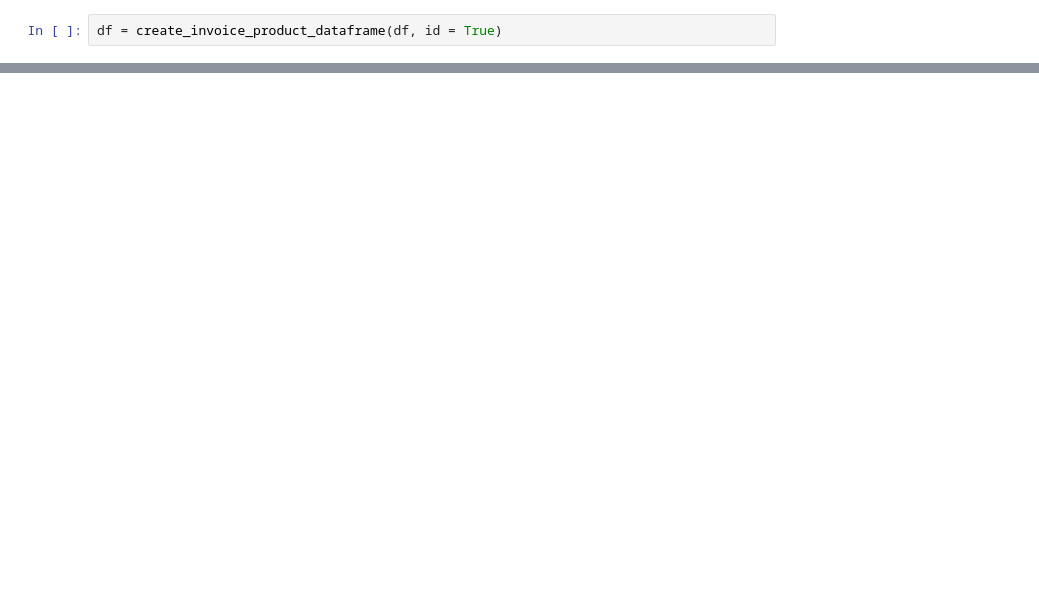
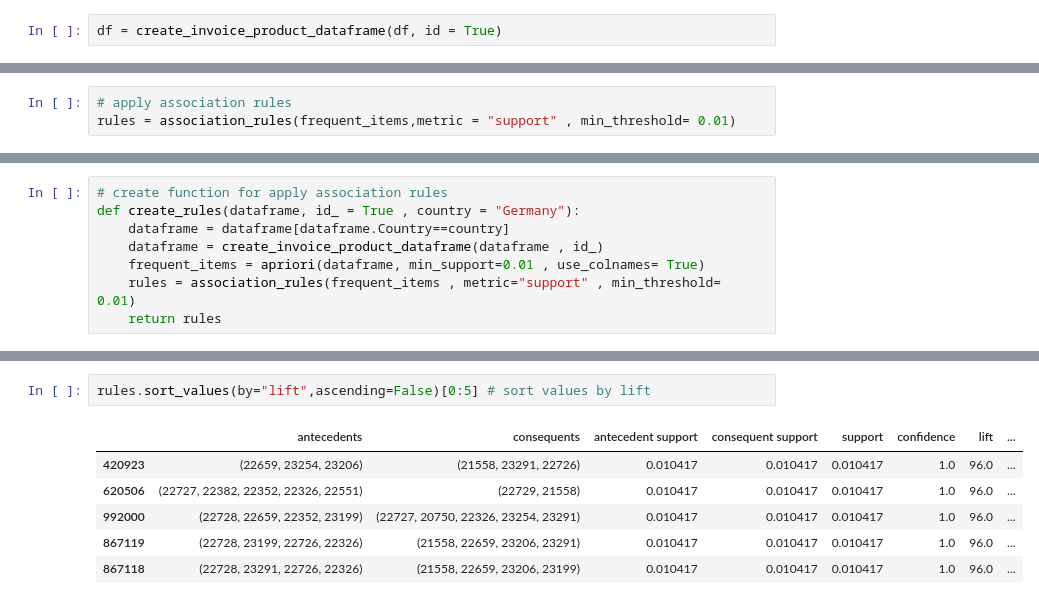
Before and after one commit to emreakdogan/online_retail_recommendation_system, a Jupyter notebook: Task.ipynb, the cells around one changed output, grey strips where cells are left out. Cells and saved outputs as stored; diff of their text form; blank space fills up the shorter version.

```diff
--- a/Task.ipynb
+++ b/Task.ipynb
@@ -156,0 +161,3 @@ frequent_items.sort_values(by="support", ascending = True)
+# %%
+# apply association rules
+rules = association_rules(frequent_items,metric = "support" , min_threshold= 0.01)
@@ -156,0 +177,8 @@ frequent_items.sort_values(by="support", ascending = True)
+# %%
+# create function for apply association rules
+def create_rules(dataframe, id_ = True , country = "Germany"):
+    dataframe = dataframe[dataframe.Country==country]
+    dataframe = create_invoice_product_dataframe(dataframe , id_)
+    frequent_items = apriori(dataframe, min_support=0.01 , use_colnames= True)
+    rules = association_rules(frequent_items , metric="support" , min_threshold= 0.01)
+    return rules
@@ -156,0 +194,9 @@ frequent_items.sort_values(by="support", ascending = True)
+# %%
+rules.sort_values(by="lift",ascending=False)[0:5] # sort values by lift
+# %% [output]
+|  | antecedents | consequents | antecedent support | consequent support | support | confidence | lift | ... |
+| 420923 | (22659, 23254, 23206) | (21558, 23291, 22726) | 0.010417 | 0.010417 | 0.010417 | 1.0 | 96.0 | ... |
+| 620506 | (22727, 22382, 22352, 22326, 22551) | (22729, 21558) | 0.010417 | 0.010417 | 0.010417 | 1.0 | 96.0 | ... |
+| 992000 | (22728, 22659, 22352, 23199) | (22727, 20750, 22326, 23254, 23291) | 0.010417 | 0.010417 | 0.010417 | 1.0 | 96.0 | ... |
+| 867119 | (22728, 23199, 22726, 22326) | (21558, 22659, 23206, 23291) | 0.010417 | 0.010417 | 0.010417 | 1.0 | 96.0 | ... |
+| 867118 | (22728, 23291, 22726, 22326) | (21558, 22659, 23206, 23199) | 0.010417 | 0.010417 | 0.010417 | 1.0 | 96.0 | ... |
```
Also changed, not shown: parts of 20 cells of this notebook.
